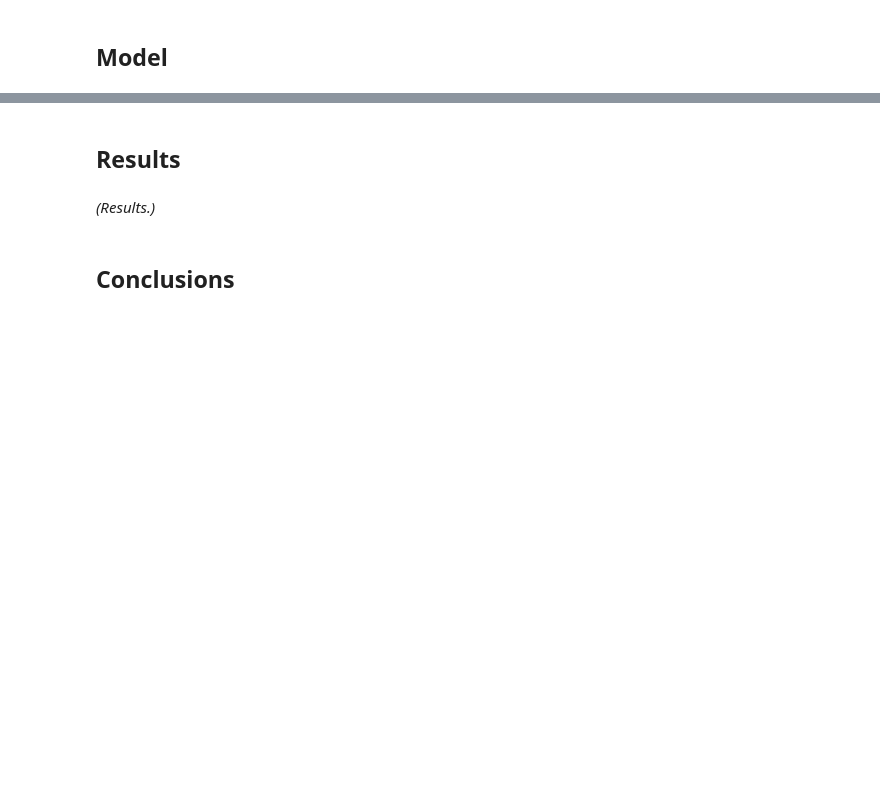
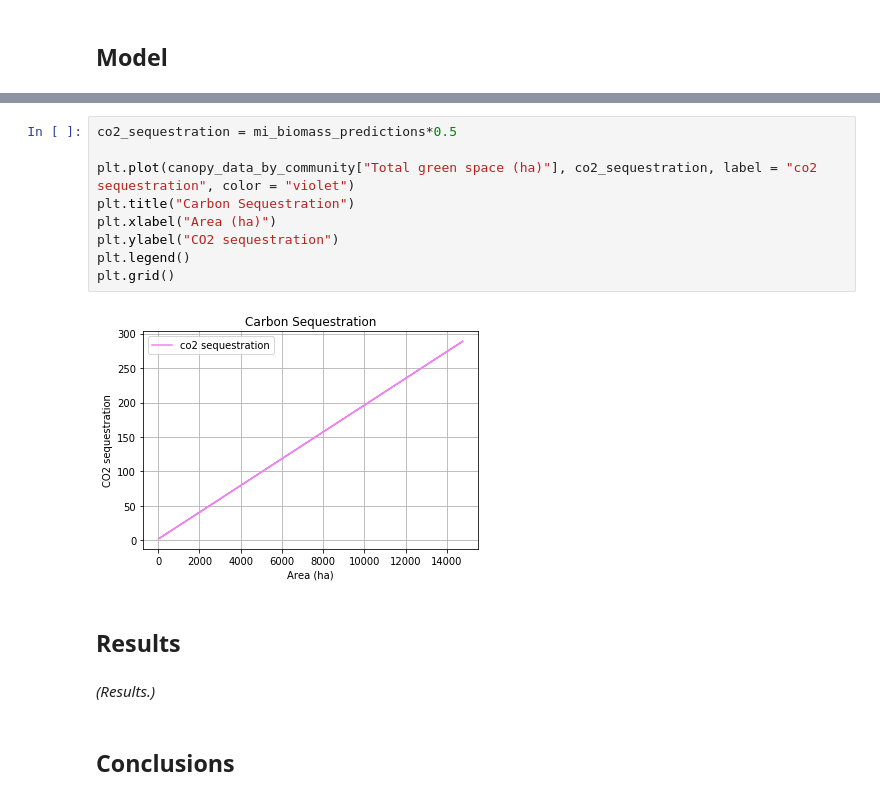
Before and after one commit to mcint199/Environmental-1, a Jupyter notebook: Env1_ForestCanopyResilience_FinalProject.ipynb, the cells around one changed output, grey strips where cells are left out. Cells and saved outputs as stored; diff of their text form; blank space fills up the shorter version.

```diff
--- a/Env1_ForestCanopyResilience_FinalProject.ipynb
+++ b/Env1_ForestCanopyResilience_FinalProject.ipynb
@@ -112,3 +169,14 @@ _(Model and probably most of the visualizations)_
+# %%
+co2_sequestration = mi_biomass_predictions*0.5
+
+plt.plot(canopy_data_by_community["Total green space (ha)"], co2_sequestration, label = "co2 sequestration", color = "violet")
+plt.title("Carbon Sequestration")
+plt.xlabel("Area (ha)")
+plt.ylabel("CO2 sequestration")
+plt.legend()
+plt.grid()
+# %% [output]
+[figure, added]
 # %% [markdown]
 ## Results
 # %% [markdown]
```
Also changed, not shown: parts of 10 cells of this notebook.
